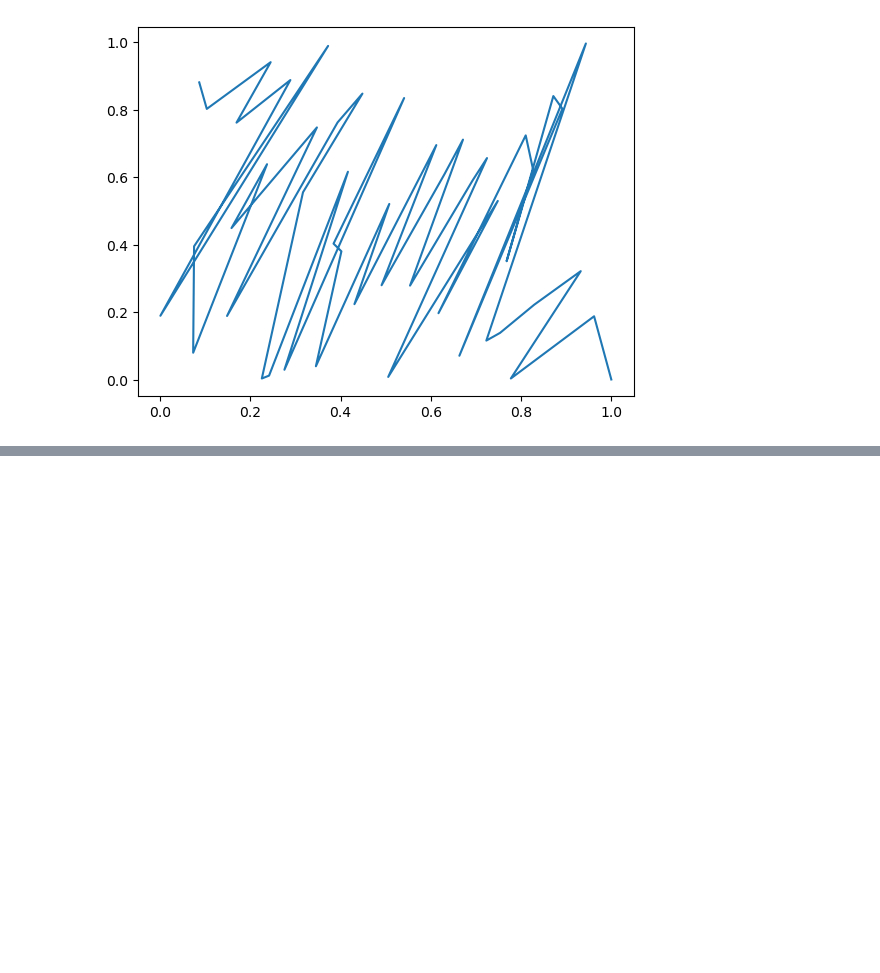
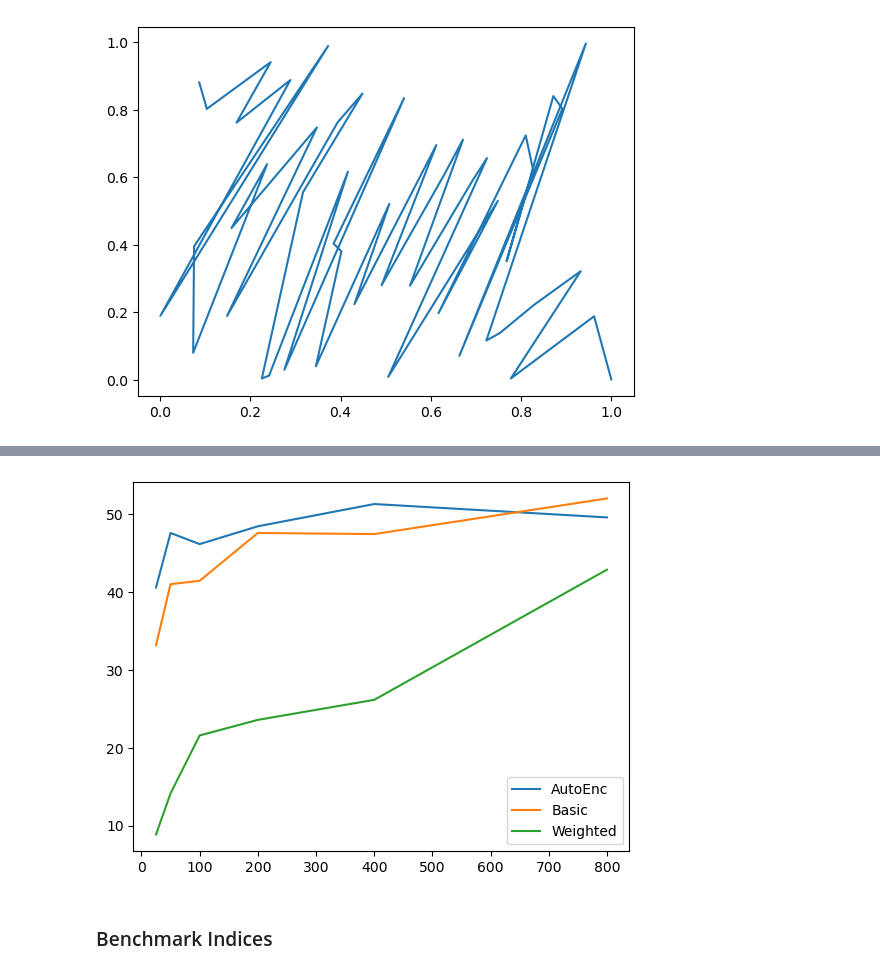
Before and after one commit to jamesh1999/LearnedIndices, a Jupyter notebook: evaluate.ipynb, the cells around one changed output, grey strips where cells are left out. Cells and saved outputs as stored; diff of their text form; code cells hidden in the pictures; blank space fills up the shorter version.

```diff
--- a/evaluate.ipynb
+++ b/evaluate.ipynb
@@ -150,0 +400,10 @@ LOCAL_RANK: 0 - CUDA_VISIBLE_DEVICES: [0]
+# %%
+plt.plot(xs, accs[:6], label="AutoEnc")
+plt.plot(xs, accs[6:12], label="Basic")
+plt.plot(xs, accs[12:], label="Weighted")
+plt.legend()
+plt.show()
+# %% [output]
+[figure, added]
+# %% [markdown]
+### Benchmark Indices
```
Also changed, not shown: parts of 17 cells of this notebook, 9 other files.
